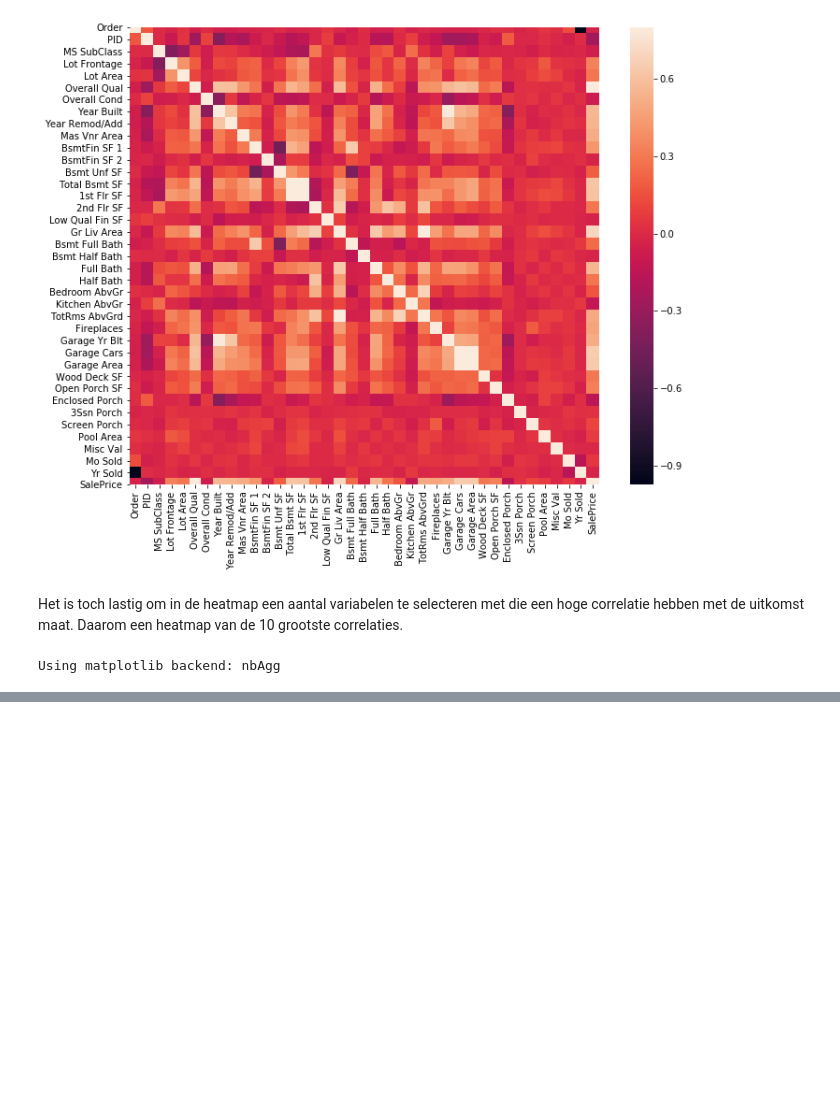
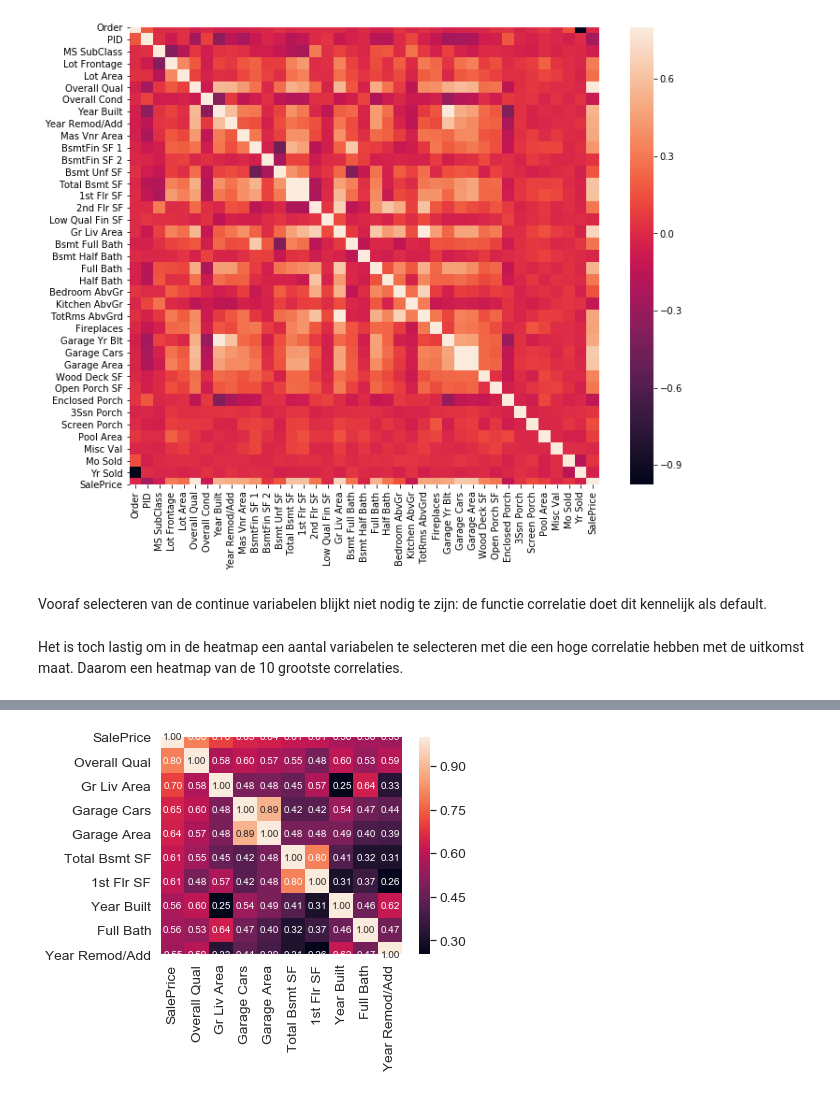
Before and after one commit to kolibrie-eric/JADS, a Jupyter notebook: Ames housing/ames-housing.ipynb, the cells around one changed output, grey strips where cells are left out. Cells and saved outputs as stored; diff of their text form; code cells hidden in the pictures; blank space fills up the shorter version.

```diff
--- a/Ames housing/ames-housing.ipynb
+++ b/Ames housing/ames-housing.ipynb
@@ -312,6 +323,8 @@ f, ax = plt.subplots(figsize=(12, 9))
 sns.heatmap(corrmat, vmax=.8, square=True);
 # %% [output]
 [figure]
+# %% [markdown]
+Vooraf selecteren van de continue variabelen blijkt niet nodig te zijn: de functie correlatie doet dit kennelijk als default.
 # %% [markdown]
 Het is toch lastig om in de heatmap een aantal variabelen te selecteren met die een hoge correlatie hebben met de uitkomst maat. Daarom een heatmap van de 10 grootste correlaties.
 # %%
@@ -319,7 +332,7 @@ k = 10 #number of variables for heatmap
 cols = corrmat.nlargest(k,'SalePrice')['SalePrice'].index
 cm = np.corrcoef(traindata[cols].values.T)
 sns.set(font_scale=1.25)
-hm = sns.heatmap(cm, cbar=True, annot=True, square=True, fmt='.2f', annot_kws={'size': 10}, yticklabels=cols.values, xticklabels=cols.values)
+hm = sns.heatmap(cm, cbar=True, annot=True, square=True, fmt='.2f', annot_kws={'size': 10},
+                 yticklabels=cols.values, xticklabels=cols.values)
 plt.show()
 # %% [output]
-Using matplotlib backend: nbAgg
@@ -329,0 +339 @@ Using matplotlib backend: nbAgg
+[figure, added]
```
Also changed, not shown: parts of 17 cells of this notebook.
